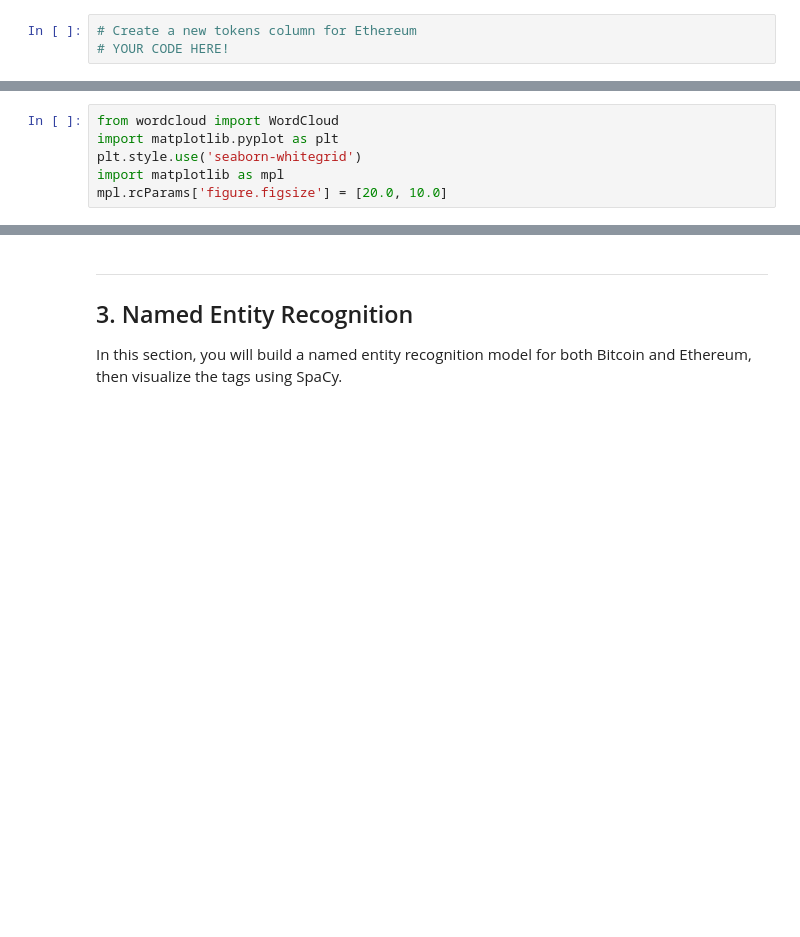
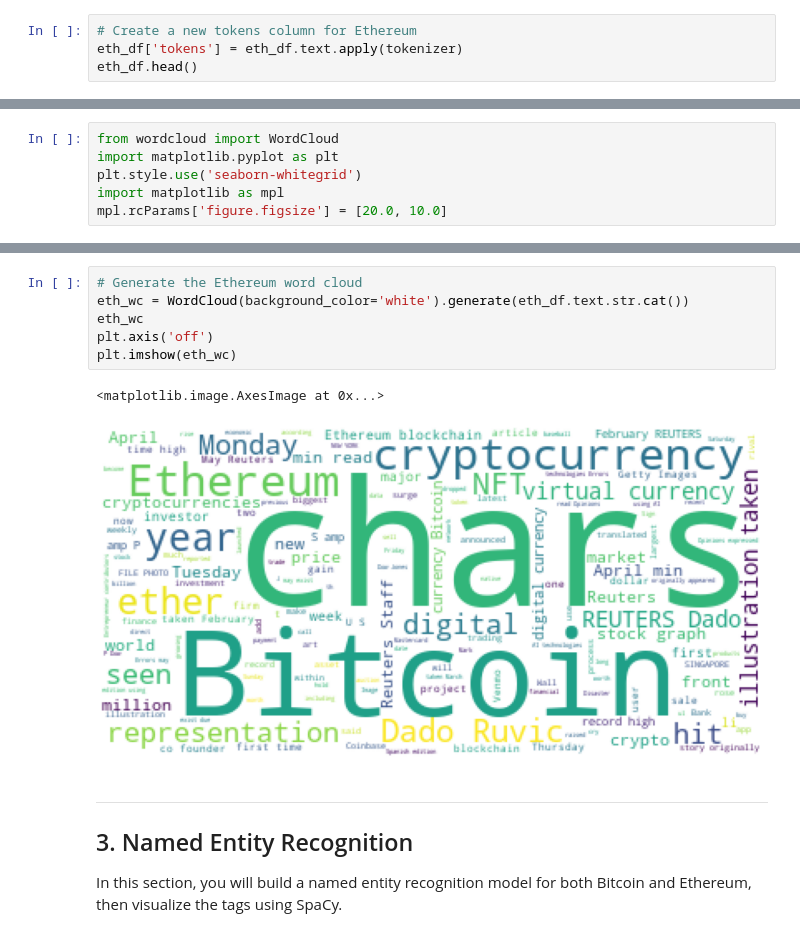
Before and after one commit to andyliang245/Tales-from-the-Crypto, a Jupyter notebook: crypto_sentiment.ipynb, the cells around one changed output, grey strips where cells are left out. Saved outputs shown, nothing was run; the diff lists cells and outputs as text; blank space fills up the shorter version.

```diff
--- a/crypto_sentiment.ipynb
+++ b/crypto_sentiment.ipynb
@@ -117,3 +236,4 @@ def tokenizer(text):
 # %%
 # Create a new tokens column for Ethereum
-# YOUR CODE HERE!
+eth_df['tokens'] = eth_df.text.apply(tokenizer)
+eth_df.head()
@@ -167,3 +330,12 @@ mpl.rcParams['figure.figsize'] = [20.0, 10.0]
+# %%
+# Generate the Ethereum word cloud
+eth_wc = WordCloud(background_color='white').generate(eth_df.text.str.cat())
+eth_wc
+plt.axis('off')
+plt.imshow(eth_wc)
+# %% [output]
+<matplotlib.image.AxesImage at 0x...>
+[figure, added]
 # %% [markdown]
 ---
 ## 3. Named Entity Recognition
```
Also changed, not shown: parts of 35 cells of this notebook.
